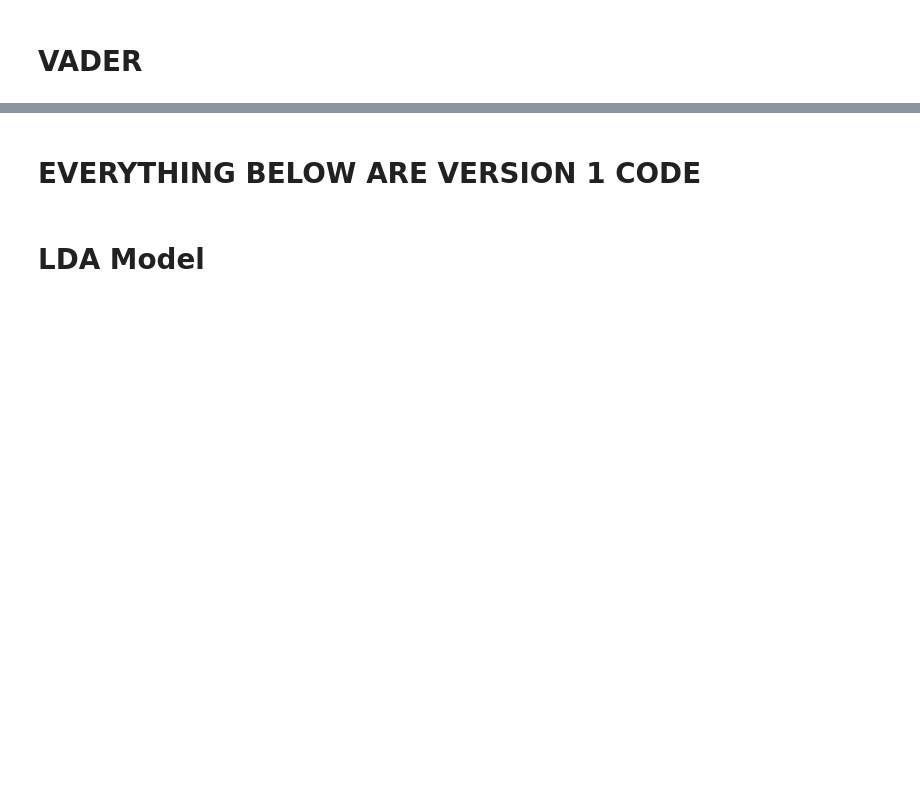
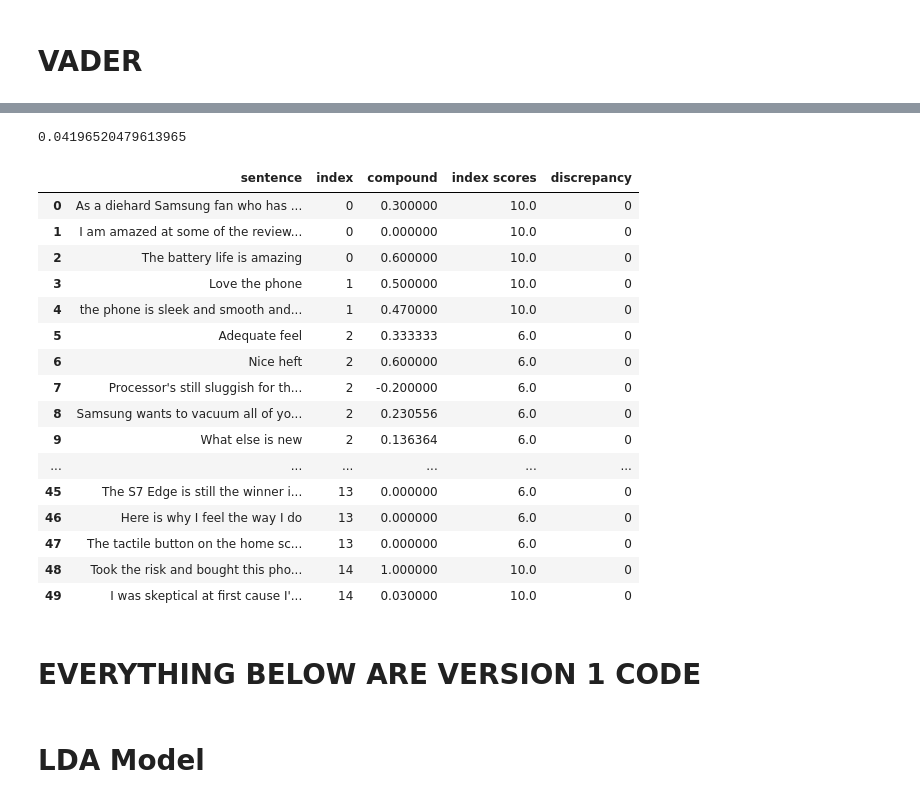
Before and after one commit to ngohngoh/phone-reviews-analysis, a Jupyter notebook: Cell phone Reviews - YL.ipynb, the cells around one changed output, grey strips where cells are left out. Drawn from its saved outputs; the diff is of its cells as text; code cells hidden in the pictures; blank space fills up the shorter version.

```diff
--- a/Cell phone Reviews - YL.ipynb
+++ b/Cell phone Reviews - YL.ipynb
@@ -953,0 +904,5 @@ NameError: name 'sentencesScores' is not defined
+# %%
+#textblob_sentencesScores = pd.concat([sentences_df_sa,pd.DataFrame(textblob_scores)],axis =1, sort = False)
+#textblob_sentencesScores['index scores'] = index_score_list
+textblob_sentencesScores.rename(columns={0: 'compound'}, inplace=True)
+textblob_sentencesScores
@@ -953,0 +923,3 @@ NameError: name 'sentencesScores' is not defined
+# %%
+textblob_sentencesScores['discrepancy'] = discrepancy(textblob_sentencesScores)
+textblob_sentencesScores.head()
@@ -953,0 +933,5 @@ NameError: name 'sentencesScores' is not defined
+# %%
+textblob_discrepancy_score = discrepancy_score(textblob_sentencesScores)
+print(textblob_discrepancy_score)
+# %% [output]
+0.04196520479613965
@@ -954,3 +945,23 @@ NameError: name 'sentencesScores' is not defined
+# %%
+textblob_sentencesScores.head(50)
+# %% [output]
+|  | sentence | index | compound | index scores | discrepancy |
+| 0 | As a diehard Samsung fan who has ... | 0 | 0.300000 | 10.0 | 0 |
+| 1 | I am amazed at some of the review... | 0 | 0.000000 | 10.0 | 0 |
+| 2 | The battery life is amazing | 0 | 0.600000 | 10.0 | 0 |
+| 3 | Love the phone | 1 | 0.500000 | 10.0 | 0 |
+| 4 | the phone is sleek and smooth and... | 1 | 0.470000 | 10.0 | 0 |
+| 5 | Adequate feel | 2 | 0.333333 | 6.0 | 0 |
+| 6 | Nice heft | 2 | 0.600000 | 6.0 | 0 |
+| 7 | Processor's still sluggish for th... | 2 | -0.200000 | 6.0 | 0 |
+| 8 | Samsung wants to vacuum all of yo... | 2 | 0.230556 | 6.0 | 0 |
+| 9 | What else is new | 2 | 0.136364 | 6.0 | 0 |
+| ... | ... | ... | ... | ... | ... |
+| 45 | The S7 Edge is still the winner i... | 13 | 0.000000 | 6.0 | 0 |
+| 46 | Here is why I feel the way I do | 13 | 0.000000 | 6.0 | 0 |
+| 47 | The tactile button on the home sc... | 13 | 0.000000 | 6.0 | 0 |
+| 48 | Took the risk and bought this pho... | 14 | 1.000000 | 10.0 | 0 |
+| 49 | I was skeptical at first cause I'... | 14 | 0.030000 | 10.0 | 0 |
 # %% [markdown]
 # EVERYTHING BELOW ARE VERSION 1 CODE
 # %% [markdown]
```
Also changed, not shown: parts of 40 cells of this notebook.
